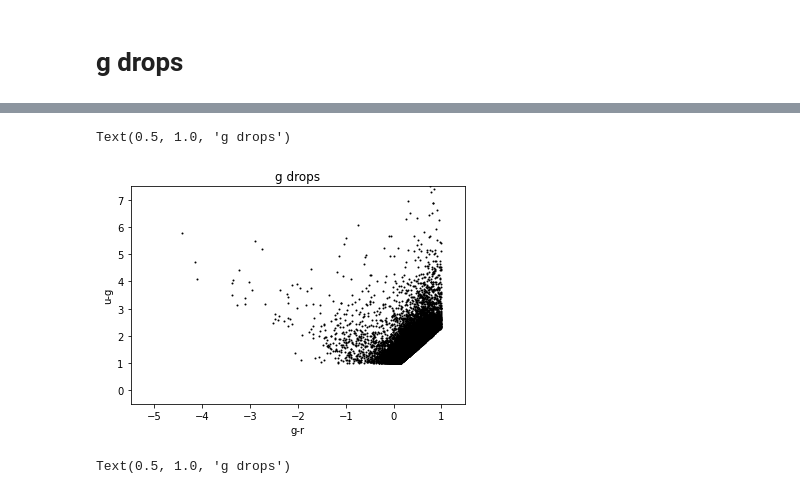
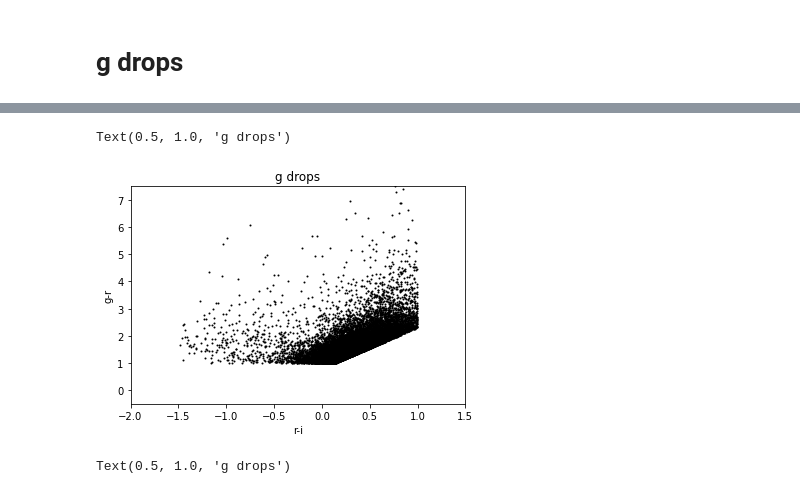
Before and after one commit to michaelJwilson/DESILBG, a Jupyter notebook: gold/vet.ipynb, the cells around one changed output, grey strips where cells are left out. Cells and saved outputs as stored; diff of their text form; code cells hidden in the pictures.

```diff
--- a/gold/vet.ipynb
+++ b/gold/vet.ipynb
@@ -75,13 +206,13 @@ Text(0.5, 1.0, 'TMG')
 # %%
 pl.plot(gdrops['r'] - gdrops['i'], gdrops['g'] - gdrops['r'], marker='.', lw=0.0, c='k', markersize=2)
-pl.xlim(-5.5, 1.5)
+pl.xlim(-2.0, 1.5)
 pl.ylim(-0.5, 7.5)
-pl.xlabel('g-r')
-pl.ylabel('u-g')
+pl.xlabel('r-i')
+pl.ylabel('g-r')
 pl.title('g drops')
 # %% [output]
 Text(0.5, 1.0, 'g drops')
-[figure, old version]
+[figure, new version]
 # %%
 _ = pl.hist(gdrops['Z_BC03'], bins=np.arange(0.0, 6.0, 0.1))
 pl.xlabel('z')
```
Also changed, not shown: parts of 29 cells of this notebook, 14 other files.
